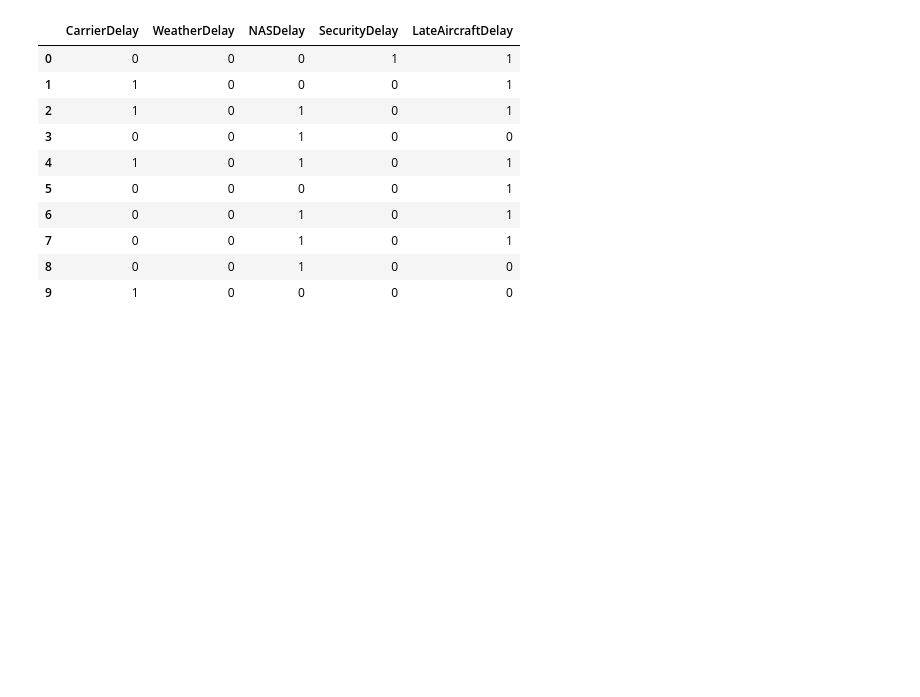
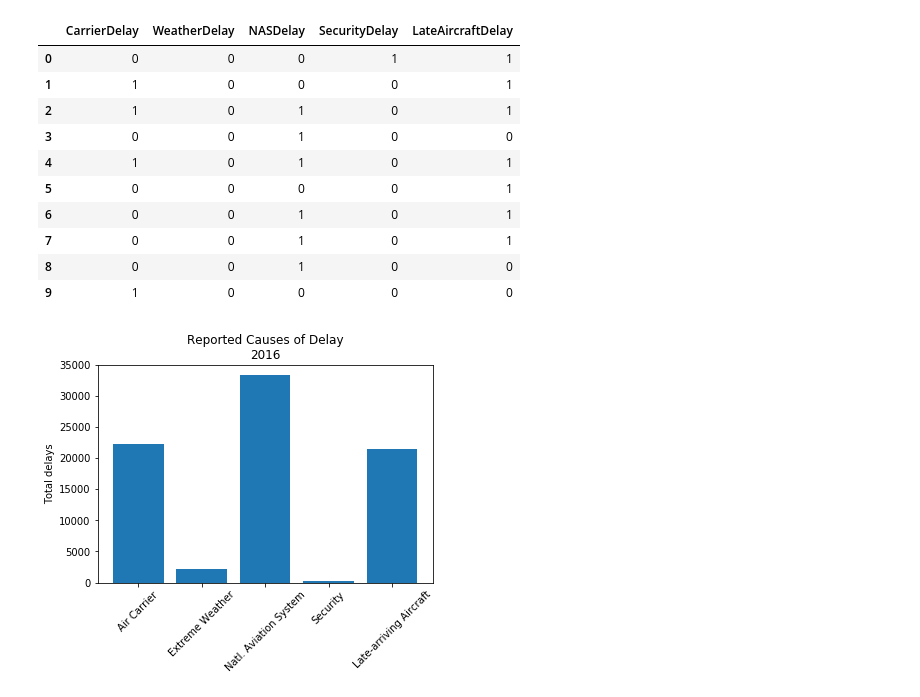
Before and after one commit to phoessel/Analysis-of-DFW-Flight-Delays, a Jupyter notebook: cause-of-delay/delay_causes.ipynb, the cells around one changed output. Drawn from its saved outputs; the diff is of its cells as text; code cells hidden in the pictures; blank space fills up the shorter version.

```diff
--- a/cause-of-delay/delay_causes.ipynb
+++ b/cause-of-delay/delay_causes.ipynb
@@ -74,3 +81,15 @@ inbound_cause_bool.head(10)
 | 7 | 0 | 0 | 1 | 0 | 1 |
 | 8 | 0 | 0 | 1 | 0 | 0 |
 | 9 | 1 | 0 | 0 | 0 | 0 |
+# %%
+cause = ['Air Carrier','Extreme Weather','Natl. Aviation System','Security','Late-arriving Aircraft']
+counts = inbound_cause_bool.sum()
+x_axis = np.arange(1,6,1)
+
+plt.bar(x_axis,counts)
+plt.title('Reported Causes of Delay\n2016')
+plt.xticks(x_axis, cause, rotation=45)
+plt.ylabel('Total delays')
+plt.show()
+# %% [output]
+[figure, added]
```
Also changed, not shown: parts of 2 cells of this notebook, 1 other file.
